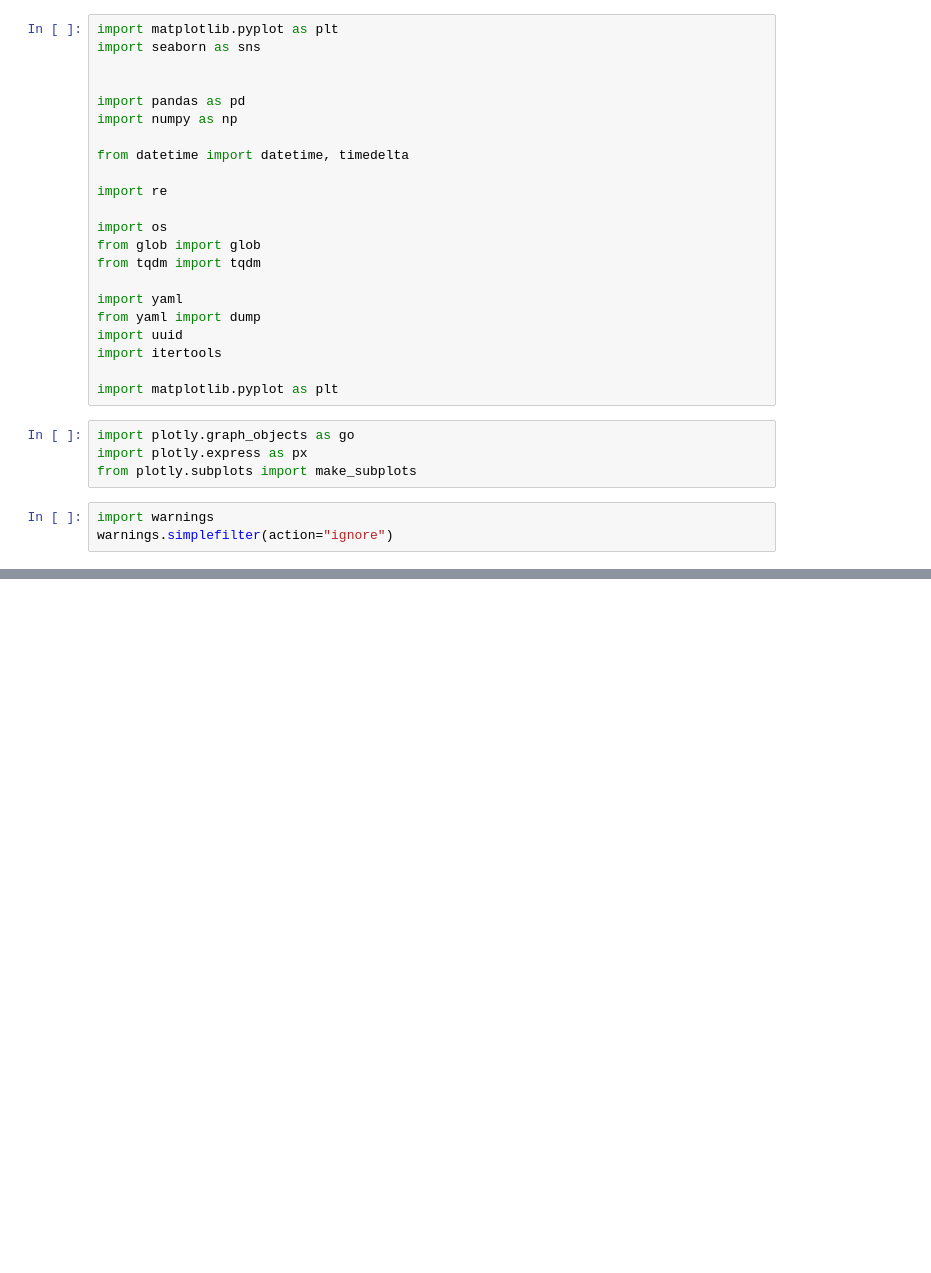
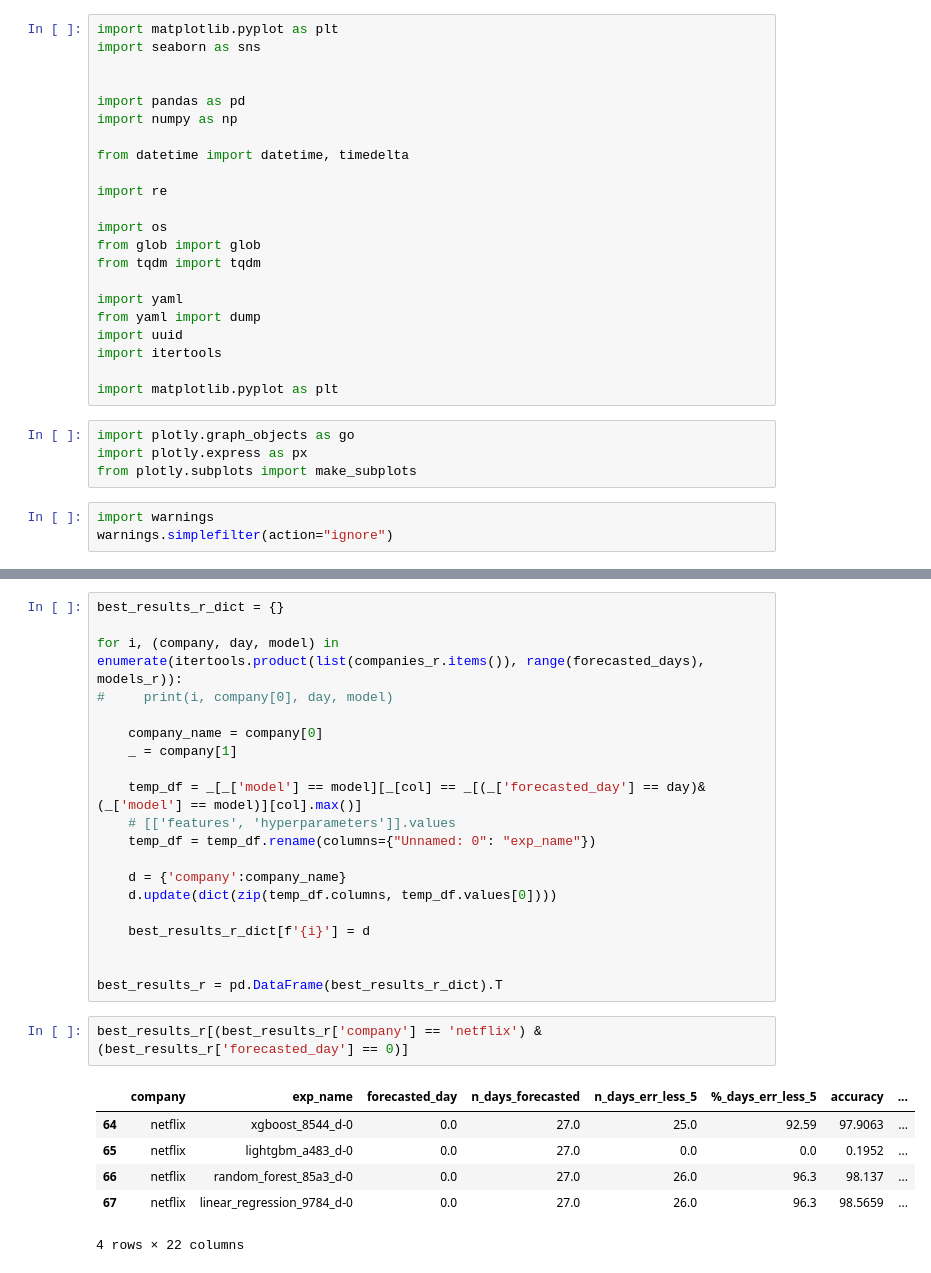
Before and after one commit to pyOctopuss/diploma_project, a Jupyter notebook: view_statistics.ipynb, the cells around one changed output, grey strips where cells are left out. Cells and saved outputs as stored; diff of their text form; blank space fills up the shorter version.

```diff
--- a/view_statistics.ipynb
+++ b/view_statistics.ipynb
@@ -49,0 +148,29 @@ netflix[netflix['model'] == 'random_forest'][netflix['accuracy'] == netflix[(net
+# %%
+best_results_r_dict = {}
+
+for i, (company, day, model) in enumerate(itertools.product(list(companies_r.items()), range(forecasted_days), models_r)):
+#     print(i, company[0], day, model)
+
+    company_name = company[0]
+    _ = company[1]
+
+    temp_df = _[_['model'] == model][_[col] == _[(_['forecasted_day'] == day)&(_['model'] == model)][col].max()]
+    # [['features', 'hyperparameters']].values
+    temp_df = temp_df.rename(columns={"Unnamed: 0": "exp_name"})
+
+    d = {'company':company_name}
+    d.update(dict(zip(temp_df.columns, temp_df.values[0])))
+
+    best_results_r_dict[f'{i}'] = d
+
+
+best_results_r = pd.DataFrame(best_results_r_dict).T
+# %%
+best_results_r[(best_results_r['company'] == 'netflix') & (best_results_r['forecasted_day'] == 0)]
+# %% [output]
+|  | company | exp_name | forecasted_day | n_days_forecasted | n_days_err_less_5 | %_days_err_less_5 | accuracy | ... |
+| 64 | netflix | xgboost_8544_d-0 | 0.0 | 27.0 | 25.0 | 92.59 | 97.9063 | ... |
+| 65 | netflix | lightgbm_a483_d-0 | 0.0 | 27.0 | 0.0 | 0.0 | 0.1952 | ... |
+| 66 | netflix | random_forest_85a3_d-0 | 0.0 | 27.0 | 26.0 | 96.3 | 98.137 | ... |
+| 67 | netflix | linear_regression_9784_d-0 | 0.0 | 27.0 | 26.0 | 96.3 | 98.5659 | ... |
+4 rows × 22 columns
```
Also changed, not shown: parts of 15 cells of this notebook.
